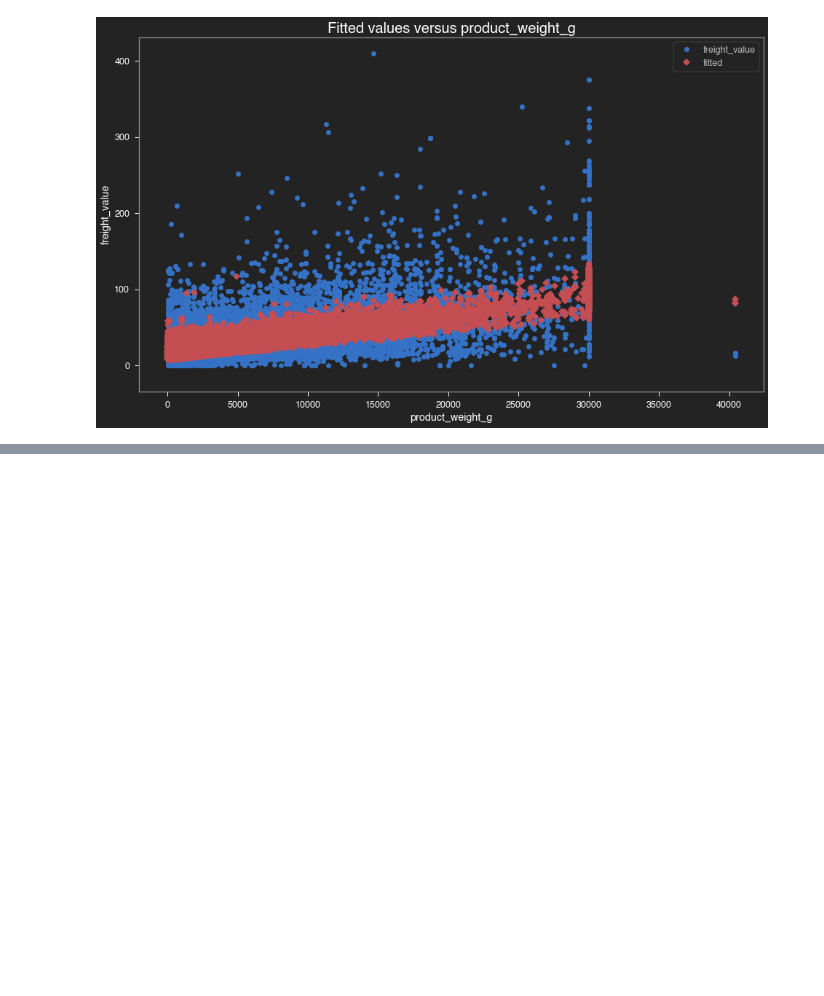
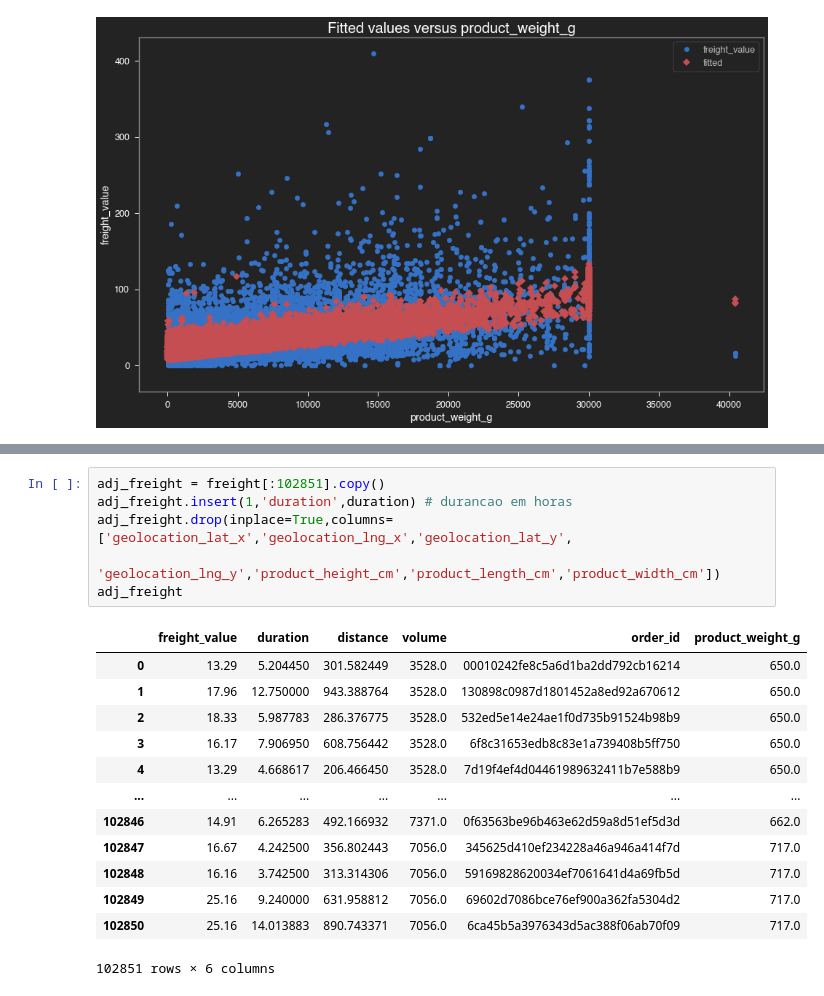
Before and after one commit to danielnrocha/OLX_Hackathon, a Jupyter notebook: OLX Hackathon.ipynb, the cells around one changed output, grey strips where cells are left out. Saved outputs shown, nothing was run; the diff lists cells and outputs as text; blank space fills up the shorter version.

```diff
--- a/OLX Hackathon.ipynb
+++ b/OLX Hackathon.ipynb
@@ -246,0 +270,20 @@ fig.tight_layout(pad=1.0)
+# %%
+adj_freight = freight[:102851].copy()
+adj_freight.insert(1,'duration',duration) # durancao em horas
+adj_freight.drop(inplace=True,columns=['geolocation_lat_x','geolocation_lng_x','geolocation_lat_y',
+                 'geolocation_lng_y','product_height_cm','product_length_cm','product_width_cm'])
+adj_freight
+# %% [output]
+|  | freight_value | duration | distance | volume | order_id | product_weight_g |
+| 0 | 13.29 | 5.204450 | 301.582449 | 3528.0 | 00010242fe8c5a6d1ba2dd792cb16214 | 650.0 |
+| 1 | 17.96 | 12.750000 | 943.388764 | 3528.0 | 130898c0987d1801452a8ed92a670612 | 650.0 |
+| 2 | 18.33 | 5.987783 | 286.376775 | 3528.0 | 532ed5e14e24ae1f0d735b91524b98b9 | 650.0 |
+| 3 | 16.17 | 7.906950 | 608.756442 | 3528.0 | 6f8c31653edb8c83e1a739408b5ff750 | 650.0 |
+| 4 | 13.29 | 4.668617 | 206.466450 | 3528.0 | 7d19f4ef4d04461989632411b7e588b9 | 650.0 |
+| ... | ... | ... | ... | ... | ... | ... |
+| 102846 | 14.91 | 6.265283 | 492.166932 | 7371.0 | 0f63563be96b463e62d59a8d51ef5d3d | 662.0 |
+| 102847 | 16.67 | 4.242500 | 356.802443 | 7056.0 | 345625d410ef234228a46a946a414f7d | 717.0 |
+| 102848 | 16.16 | 3.742500 | 313.314306 | 7056.0 | 59169828620034ef7061641d4a69fb5d | 717.0 |
+| 102849 | 25.16 | 9.240000 | 631.958812 | 7056.0 | 69602d7086bce76ef900a362fa5304d2 | 717.0 |
+| 102850 | 25.16 | 14.013883 | 890.743371 | 7056.0 | 6ca45b5a3976343d5ac388f06ab70f09 | 717.0 |
+102851 rows × 6 columns
```
Also changed, not shown: parts of 8 cells of this notebook.
